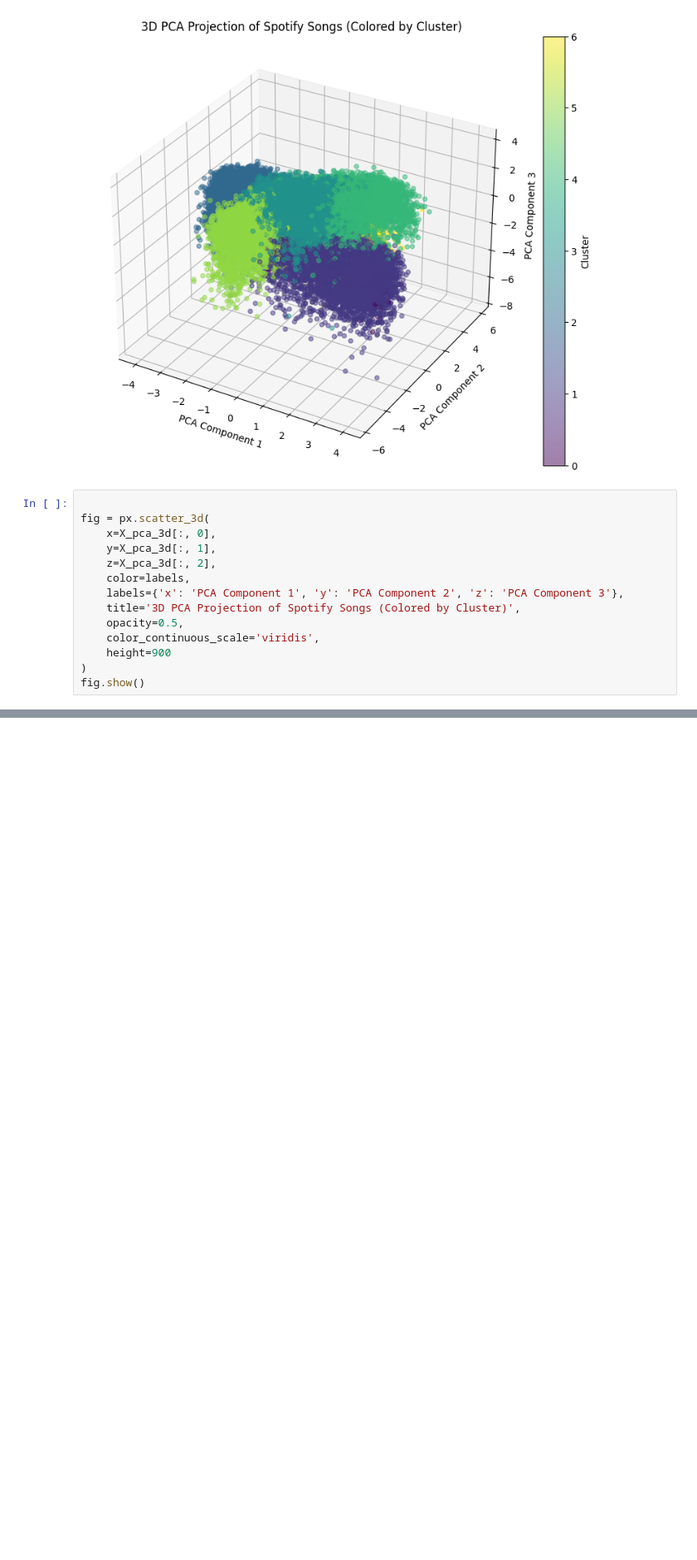
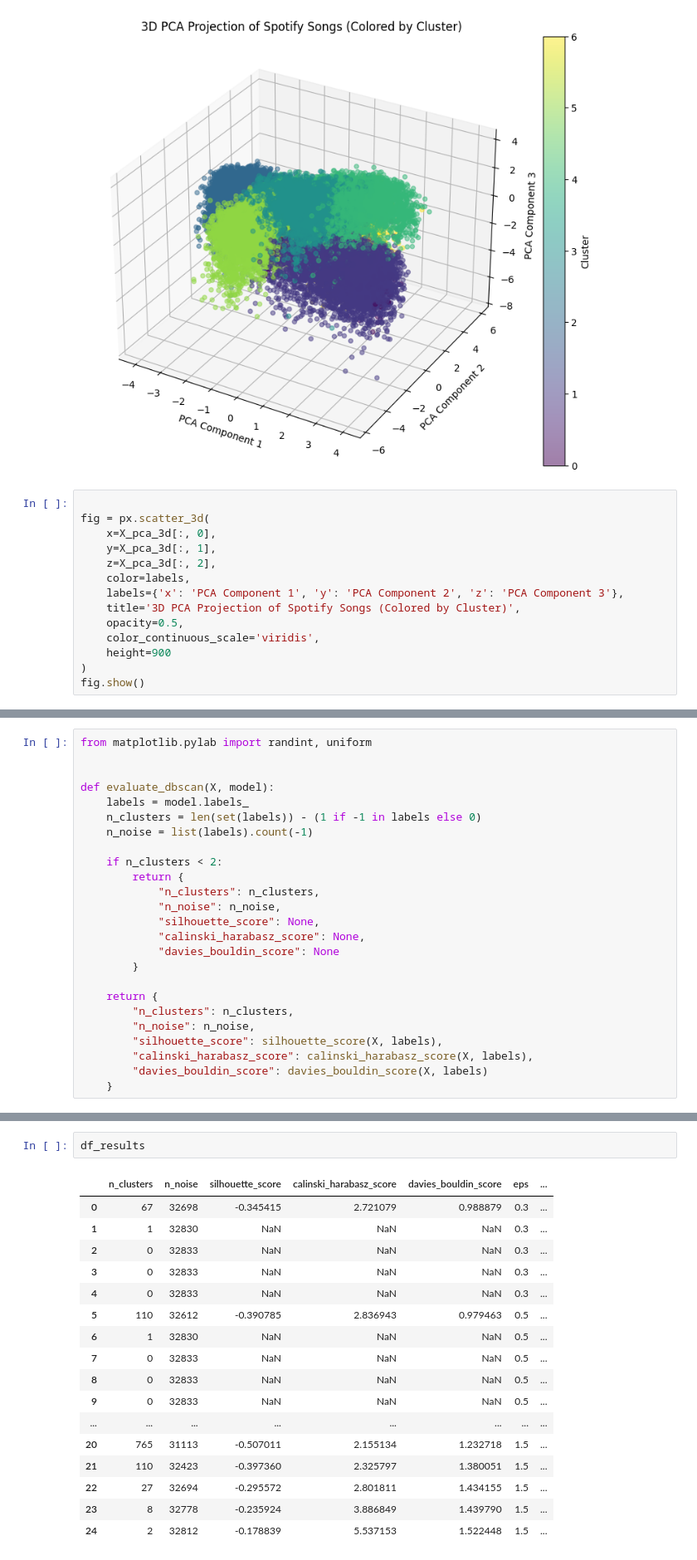
Before and after one commit to JoseEdSouza/machine-learning-works, a Jupyter notebook: spotify/eda.ipynb, the cells around one changed output, grey strips where cells are left out. Shown at 83% size. Drawn from its saved outputs; the diff is of its cells as text; blank space fills up the shorter version.

```diff
--- a/spotify/eda.ipynb
+++ b/spotify/eda.ipynb
@@ -223,0 +247,25 @@ fig.show()
+# %%
+from matplotlib.pylab import randint, uniform
+
+
+def evaluate_dbscan(X, model):
+    labels = model.labels_
+    n_clusters = len(set(labels)) - (1 if -1 in labels else 0)
+    n_noise = list(labels).count(-1)
+
+    if n_clusters < 2:
+        return {
+            "n_clusters": n_clusters,
+            "n_noise": n_noise,
+            "silhouette_score": None,
+            "calinski_harabasz_score": None,
+            "davies_bouldin_score": None
+        }
+
+    return {
+        "n_clusters": n_clusters,
+        "n_noise": n_noise,
+        "silhouette_score": silhouette_score(X, labels),
+        "calinski_harabasz_score": calinski_harabasz_score(X, labels),
+        "davies_bouldin_score": davies_bouldin_score(X, labels)
+    }
@@ -223,0 +290,20 @@ fig.show()
+# %%
+df_results
+# %% [output]
+|  | n_clusters | n_noise | silhouette_score | calinski_harabasz_score | davies_bouldin_score | eps | ... |
+| 0 | 67 | 32698 | -0.345415 | 2.721079 | 0.988879 | 0.3 | ... |
+| 1 | 1 | 32830 | NaN | NaN | NaN | 0.3 | ... |
+| 2 | 0 | 32833 | NaN | NaN | NaN | 0.3 | ... |
+| 3 | 0 | 32833 | NaN | NaN | NaN | 0.3 | ... |
+| 4 | 0 | 32833 | NaN | NaN | NaN | 0.3 | ... |
+| 5 | 110 | 32612 | -0.390785 | 2.836943 | 0.979463 | 0.5 | ... |
+| 6 | 1 | 32830 | NaN | NaN | NaN | 0.5 | ... |
+| 7 | 0 | 32833 | NaN | NaN | NaN | 0.5 | ... |
+| 8 | 0 | 32833 | NaN | NaN | NaN | 0.5 | ... |
+| 9 | 0 | 32833 | NaN | NaN | NaN | 0.5 | ... |
+| ... | ... | ... | ... | ... | ... | ... | ... |
+| 20 | 765 | 31113 | -0.507011 | 2.155134 | 1.232718 | 1.5 | ... |
+| 21 | 110 | 32423 | -0.397360 | 2.325797 | 1.380051 | 1.5 | ... |
+| 22 | 27 | 32694 | -0.295572 | 2.801811 | 1.434155 | 1.5 | ... |
+| 23 | 8 | 32778 | -0.235924 | 3.886849 | 1.439790 | 1.5 | ... |
+| 24 | 2 | 32812 | -0.178839 | 5.537153 | 1.522448 | 1.5 | ... |
```
Also changed, not shown: parts of 10 cells of this notebook, 1 other file.
